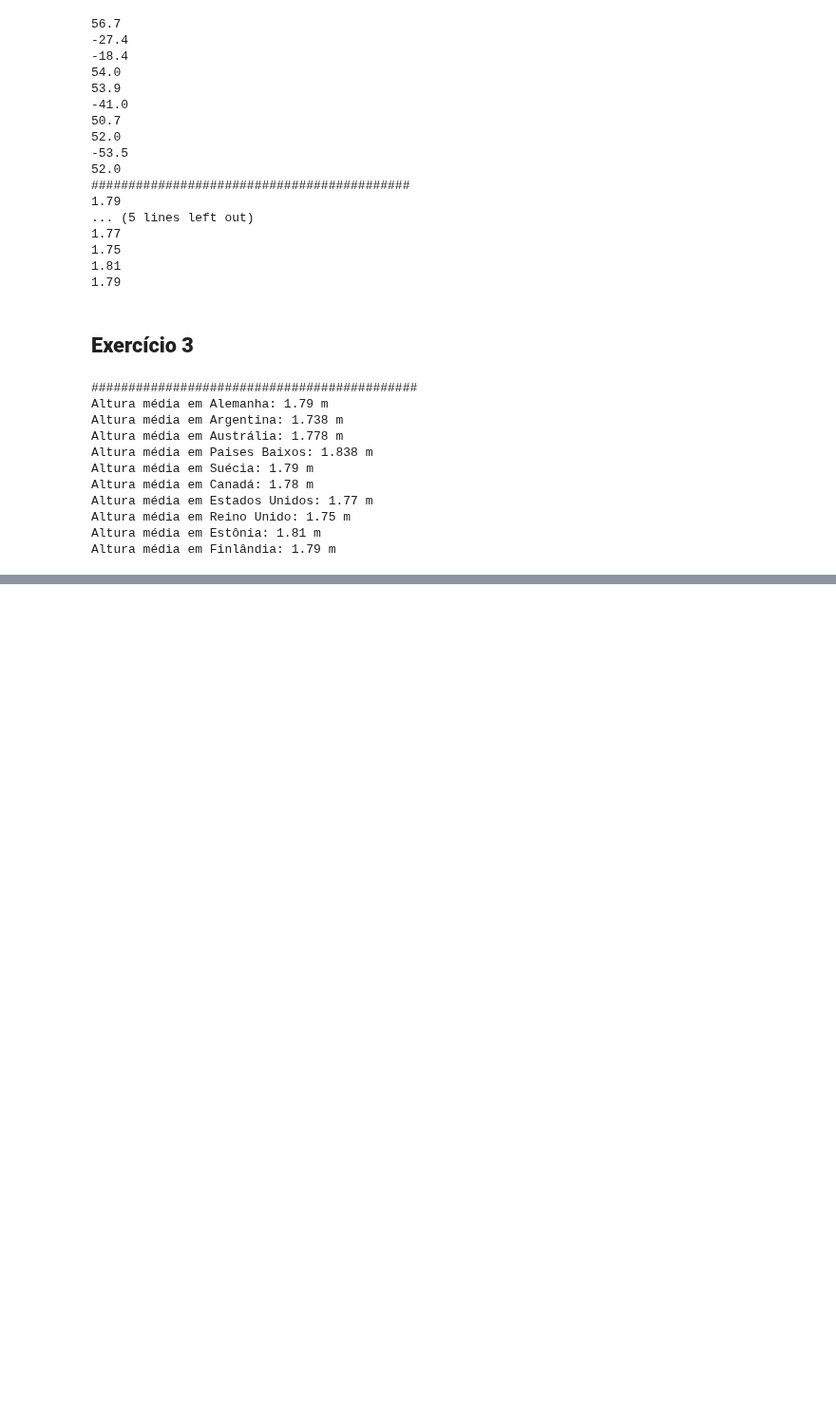
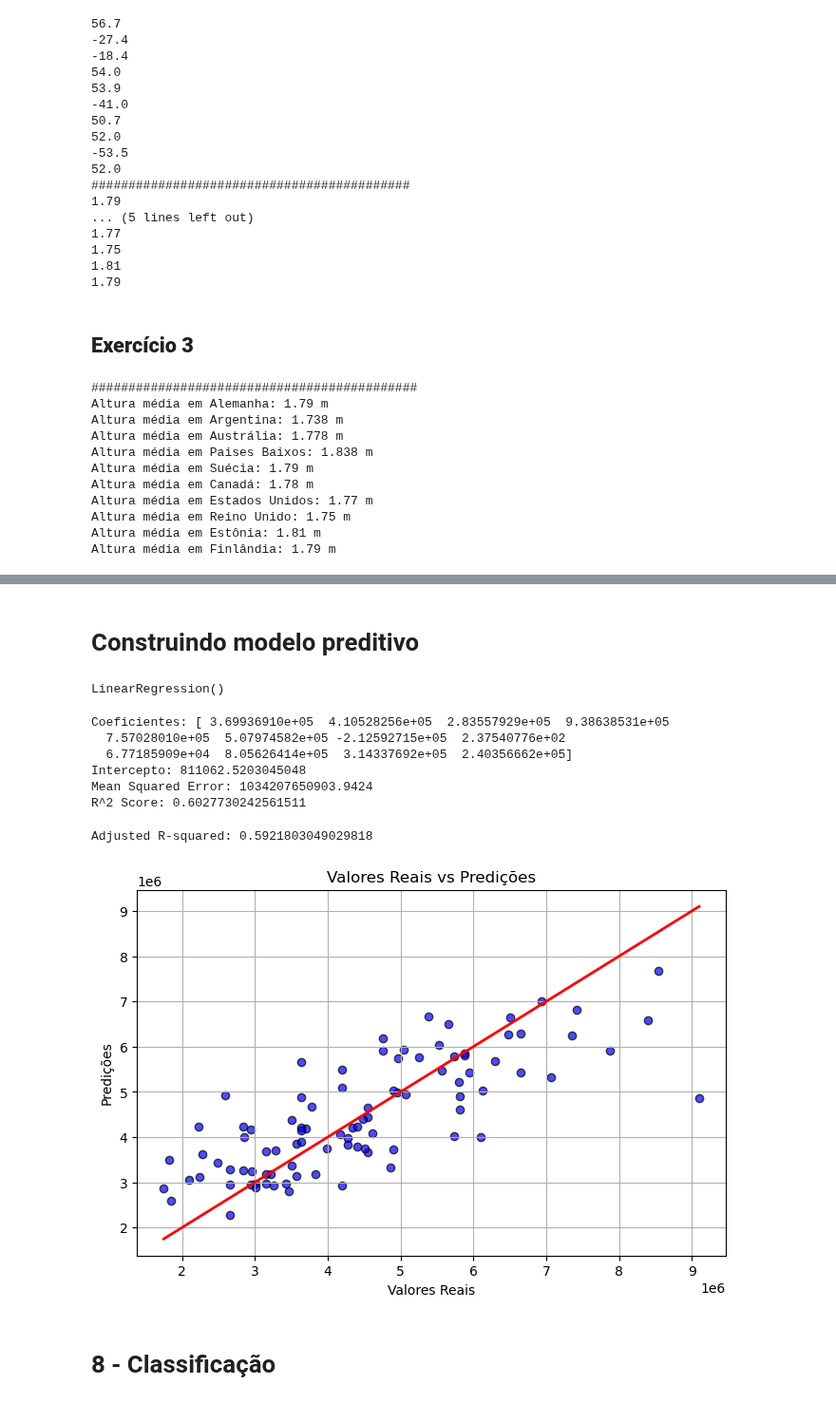
Before and after one commit to paulopimenta6/ph_codes, a Jupyter notebook: python/notebooks/Exercicios_Paulo_Pimenta.ipynb, the cells around one changed output, grey strips where cells are left out. Shown at 95% size. Saved outputs shown, nothing was run; the diff lists cells and outputs as text; code cells hidden in the pictures; blank space fills up the shorter version.

```diff
--- a/python/notebooks/Exercicios_Paulo_Pimenta.ipynb
+++ b/python/notebooks/Exercicios_Paulo_Pimenta.ipynb
@@ -367,0 +890,55 @@ Altura média em Finlândia: 1.79 m
+# %% [markdown]
+# Construindo modelo preditivo
+# %%
+# Definindo variáveis independentes e dependentes
+X = df.drop('price', axis=1)
+y = df['price']
+
+# Dividindo os dados em conjuntos de treino e teste
+X_train, X_test, y_train, y_test = train_test_split(X, y, test_size=0.2, random_state=42)
+
+# Inicializando e treinando o modelo de regressão linear
+model = LinearRegression()
+model.fit(X_train, y_train)
+# %% [output]
+LinearRegression()
+# %%
+# Avaliando o modelo
+y_pred = model.predict(X_test)
+mse = mean_squared_error(y_test, y_pred)
+r2 = model.score(X_test, y_test)
+# %%
+# Exibindo resultados
+print("Coeficientes:", model.coef_)
+print("Intercepto:", model.intercept_)
+print("Mean Squared Error:", mse)
+print("R^2 Score:", r2)
+# %% [output]
+Coeficientes: [ 3.69936910e+05  4.10528256e+05  2.83557929e+05  9.38638531e+05
+  7.57028010e+05  5.07974582e+05 -2.12592715e+05  2.37540776e+02
+  6.77185909e+04  8.05626414e+05  3.14337692e+05  2.40356662e+05]
+Intercepto: 811062.5203045048
+Mean Squared Error: 1034207650903.9424
+R^2 Score: 0.6027730242561511
+# %%
+# Cálculo do R-quadrado ajustado
+n = X.shape[0]
+p = X.shape[1]
+adjusted_r_squared = 1 - (1 - r2) * (n - 1) / (n - p - 1)
+print(f"Adjusted R-squared: {adjusted_r_squared}")
+# %% [output]
+Adjusted R-squared: 0.5921803049029818
+# %%
+# Gráfico de dispersão
+plt.figure(figsize=(8, 5))
+plt.scatter(y_test, y_pred, color='b', edgecolors='k', alpha=0.7)
+plt.plot([y_test.min(), y_test.max()], [y_test.min(), y_test.max()], color='red', linewidth=2)
+plt.xlabel('Valores Reais')
+plt.ylabel('Predições')
+plt.title('Valores Reais vs Predições')
+plt.grid(True)
+plt.show()
+# %% [output]
+[figure, added]
+# %% [markdown]
+# 8 - Classificação
```
Also changed, not shown: parts of 69 cells of this notebook, 3 other files.
